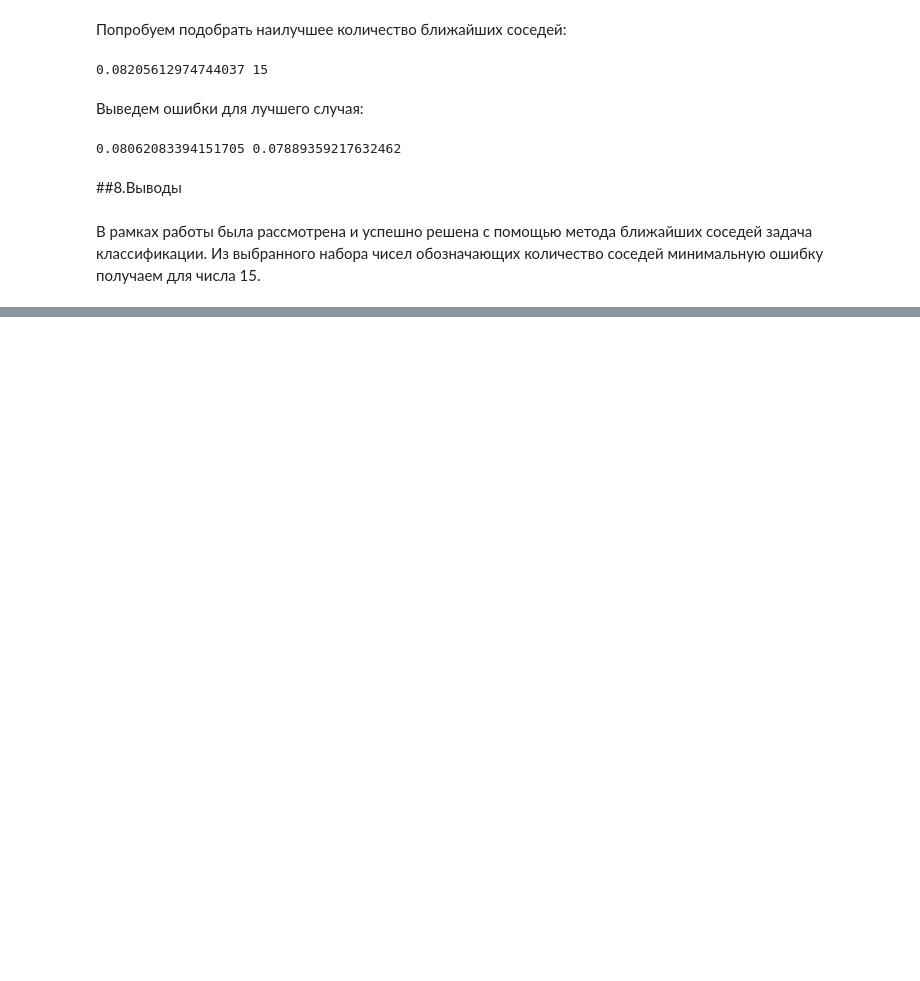
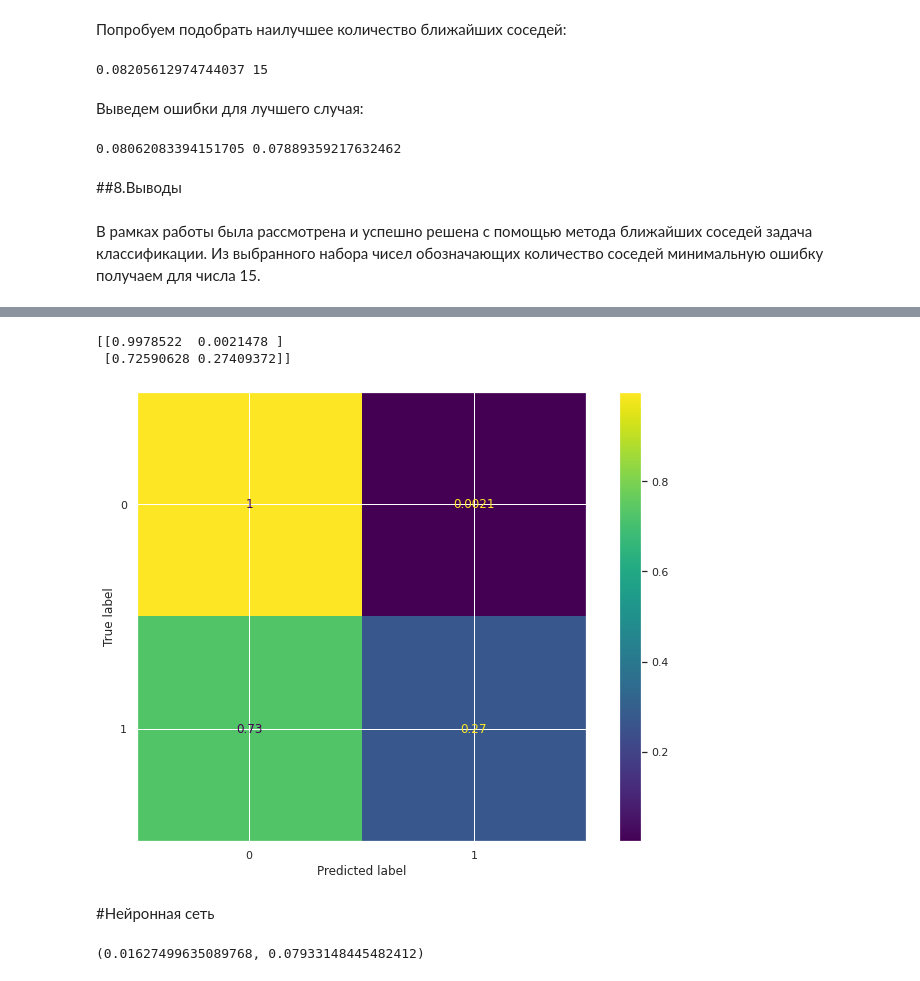
Before and after one commit to Dmitry145/ML, a Jupyter notebook: ML.ipynb, the cells around one changed output, grey strips where cells are left out. Saved outputs shown, nothing was run; the diff lists cells and outputs as text; code cells hidden in the pictures; blank space fills up the shorter version.

```diff
--- a/ML.ipynb
+++ b/ML.ipynb
@@ -443,0 +469,20 @@ print(err_train, err_test)
+# %%
+plot_confusion_matrix(rfc, X_test, y_test, normalize='true')
+print(confusion_matrix(y_test, rfc.predict(X_test),normalize='true'))
+pass
+# %% [output]
+[[0.9978522  0.0021478 ]
+ [0.72590628 0.27409372]]
+[figure, added]
+# %% [markdown]
+#Нейронная сеть
+# %%
+from sklearn.neural_network import MLPClassifier
+model = MLPClassifier(hidden_layer_sizes = (100, 50), random_state = 42)
+model.fit(X_train, y_train)
+
+y_train_pred = model.predict(X_train)
+y_test_pred = model.predict(X_test)
+np.mean(y_train != y_train_pred), np.mean(y_test != y_test_pred)
+# %% [output]
+(0.01627499635089768, 0.07933148445482412)
```
Also changed, not shown: parts of 24 cells of this notebook.
